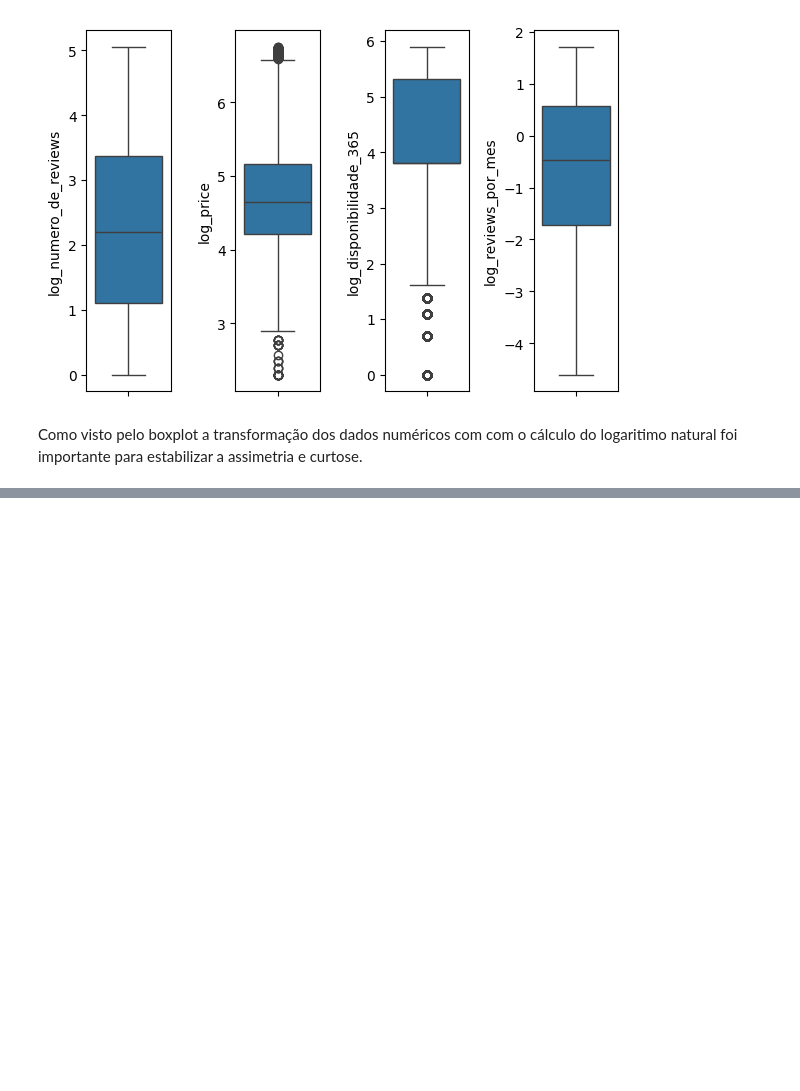
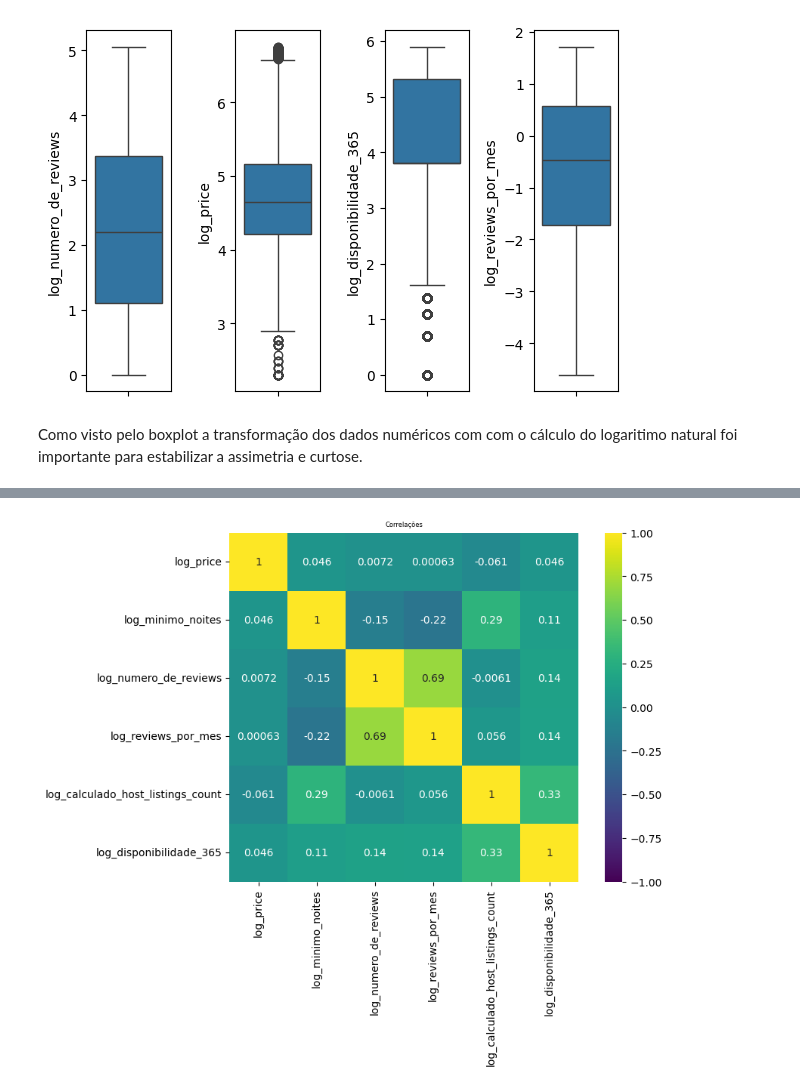
Before and after one commit to IanPerigoVianna/Lighthouse_DataScience, a Jupyter notebook: LH_CD_IAN_LUCAS_PERIGO_VIANNA.ipynb, the cells around one changed output, grey strips where cells are left out. Cells and saved outputs as stored; diff of their text form; code cells hidden in the pictures; blank space fills up the shorter version.

Commit message:
Iniciado análise exploratória, feito dummies de variáveis categoricas, inicio de sugestões de correlações

```diff
--- a/LH_CD_IAN_LUCAS_PERIGO_VIANNA.ipynb
+++ b/LH_CD_IAN_LUCAS_PERIGO_VIANNA.ipynb
@@ -744,7 +784,7 @@ Skewness:  0.25824437112208654
 Kurtosis:  -0.14443389499036963
 # %%
 # Lista das features para aplicar a transformação logarítmica
-features_to_log = ['minimo_noites', 'numero_de_reviews', 'price','disponibilidade_365','reviews_por_mes','calculado_host_listings_count']
+features_to_log = ['price', 'minimo_noites', 'numero_de_reviews', 'reviews_por_mes','calculado_host_listings_count', 'disponibilidade_365']
 
 # Criar um novo DataFrame para armazenar as features transformadas
 df_log_transformed = pd.DataFrame()
@@ -834,3 +873,7 @@ Como visto pelo boxplot a transformação dos dados numéricos com com o cálcul
 - Análise bivariada - busca relação entre cada atributo nos dados e a variável alvo
 - Análise multivariada - busca por interações entre diferentes atributos nos dados
 - Redução da dimensionalidade - ajuda a identificar os atributos mais relevante dos dados e permite o processamento de um volume reduzido de dados.
+# %%
+#Vamos fazer correlação entre os atributos em relação ao preço
+correlation_log = df_log_transformed.corr()
+correlation_log['log_price'].sort_values(ascending=False)
@@ -836,0 +888,13 @@ Como visto pelo boxplot a transformação dos dados numéricos com com o cálcul
+# %%
+f , ax = plt.subplots(figsize = (9,6))
+plt.title('Correlações',y=1,size=6)
+sns.heatmap(correlation_log,
+            square = True,
+            vmin=-1.0,
+            vmax=1.0,
+            cmap='viridis',
+            annot=True,  # Adiciona os valores de correlação
+            annot_kws={"size": 10})  # Tamanho da fonte dos valores)
+plt.show()
+# %% [output]
+[figure, added]
```
Also changed, not shown: parts of 28 cells of this notebook.
